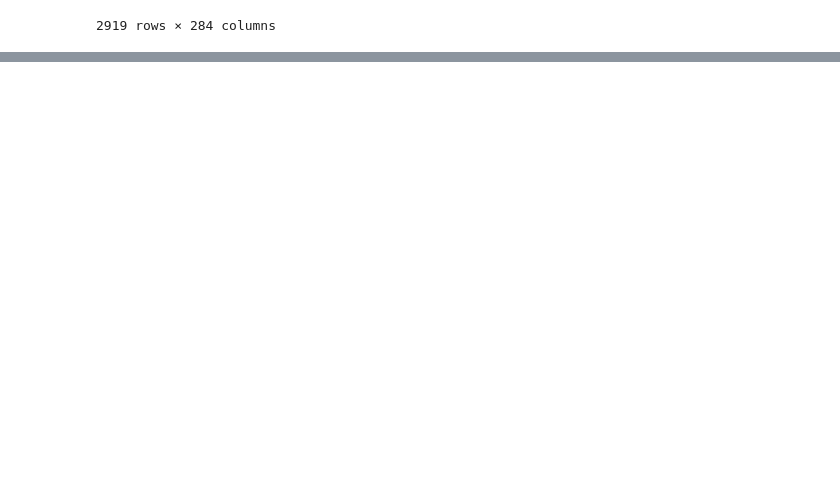
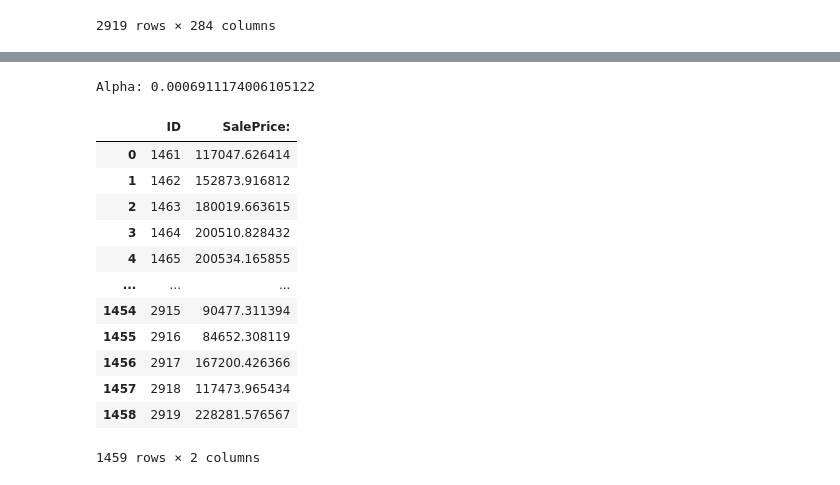
Before and after one commit to Nier1112/tibame_AI02, a Jupyter notebook: hp_kaggle_linear.ipynb, the cells around one changed output, grey strips where cells are left out. Drawn from its saved outputs; the diff is of its cells as text; code cells hidden in the pictures; blank space fills up the shorter version.

```diff
--- a/hp_kaggle_linear.ipynb
+++ b/hp_kaggle_linear.ipynb
@@ -171,0 +203,34 @@ predict_id = test_df["Id"]
+# %%
+from sklearn.linear_model import LassoCV, Lasso
+from sklearn.linear_model import RidgeCV, Ridge
+from sklearn.linear_model import ElasticNetCV, ElasticNet
+#用 LassoCV處理
+cv = LassoCV(cv=10)
+cv.fit(x_train, y_train)
+print("Alpha:", cv.alpha_)
+model = Lasso(cv.alpha_)
+model.fit(x_train, y_train)
+pre = model.predict(x_predict)
+#expm1 ->loag1p反向
+pre = np.expm1(pre)
+result = pd.DataFrame({
+    "ID":predict_id,
+    "SalePrice:":pre
+})
+result.to_csv("lasso.csv", encoding="utf-8", index=False)
+result
+# %% [output]
+Alpha: 0.0006911174006105122
+|  | ID | SalePrice: |
+| 0 | 1461 | 117047.626414 |
+| 1 | 1462 | 152873.916812 |
+| 2 | 1463 | 180019.663615 |
+| 3 | 1464 | 200510.828432 |
+| 4 | 1465 | 200534.165855 |
+| ... | ... | ... |
+| 1454 | 2915 | 90477.311394 |
+| 1455 | 2916 | 84652.308119 |
+| 1456 | 2917 | 167200.426366 |
+| 1457 | 2918 | 117473.965434 |
+| 1458 | 2919 | 228281.576567 |
+1459 rows × 2 columns
```
Also changed, not shown: parts of 5 cells of this notebook.
